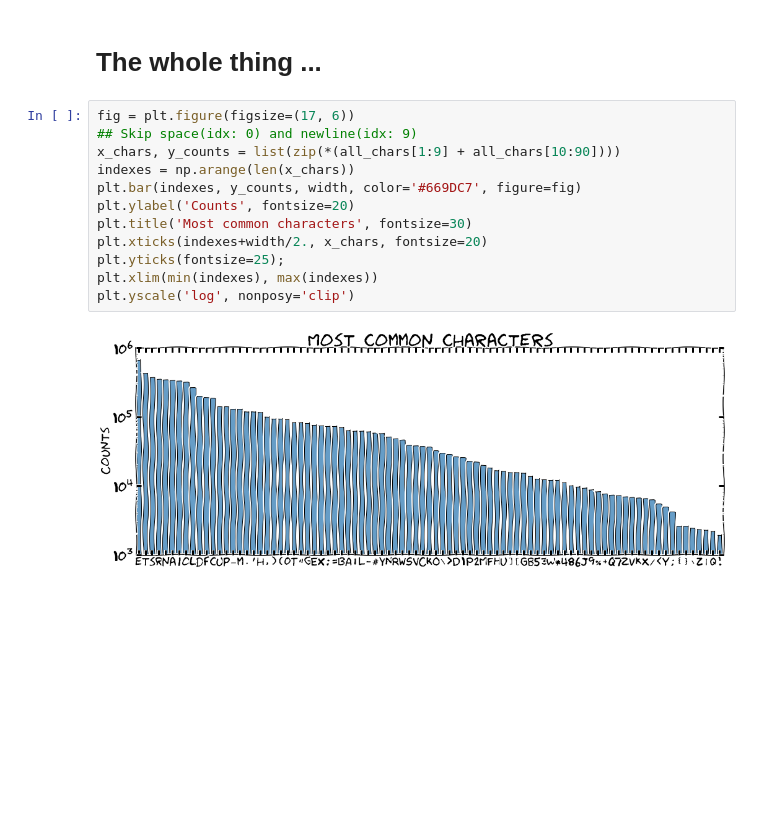
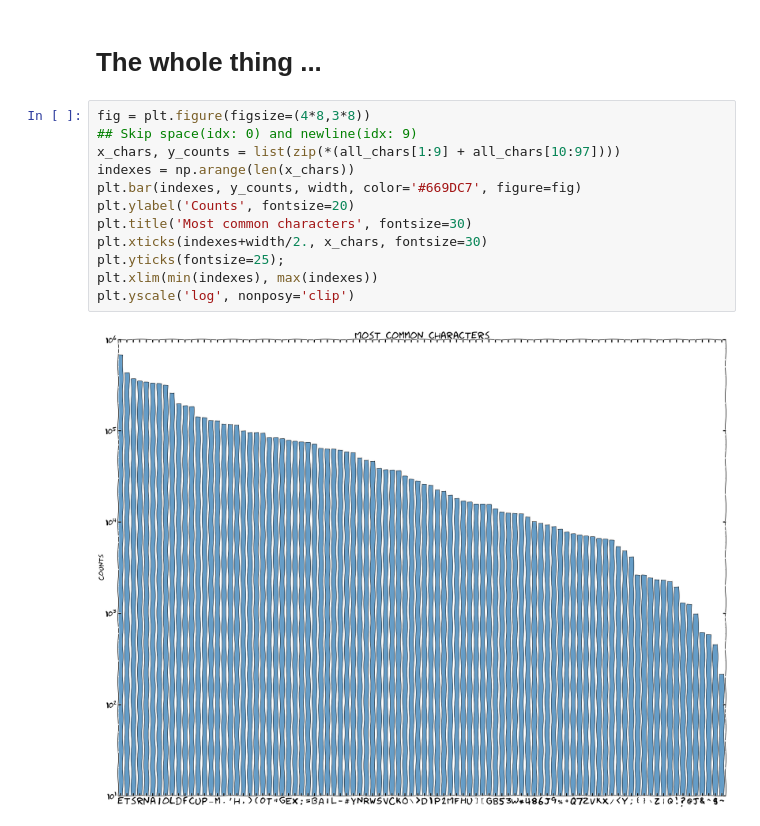
Before and after one commit to leesdolphin/language-punctuation, a Jupyter notebook: Python Punctuation.ipynb, the cells around one changed output. Cells and saved outputs as stored; diff of their text form; blank space fills up the shorter version.

Commit message:
Added larger graph to end of slides.
Conflicts:
	index.html

```diff
--- a/Python Punctuation.ipynb
+++ b/Python Punctuation.ipynb
@@ -149,16 +149,16 @@ for dir_path, dir_names, files in os.walk(PYTHON_ROOT):
 # %% [markdown]
 # The whole thing ...
 # %%
-fig = plt.figure(figsize=(17, 6))
+fig = plt.figure(figsize=(4*8,3*8))
 ## Skip space(idx: 0) and newline(idx: 9)
-x_chars, y_counts = list(zip(*(all_chars[1:9] + all_chars[10:90])))
+x_chars, y_counts = list(zip(*(all_chars[1:9] + all_chars[10:97])))
 indexes = np.arange(len(x_chars))
 plt.bar(indexes, y_counts, width, color='#669DC7', figure=fig)
 plt.ylabel('Counts', fontsize=20)
 plt.title('Most common characters', fontsize=30)
-plt.xticks(indexes+width/2., x_chars, fontsize=20)
+plt.xticks(indexes+width/2., x_chars, fontsize=30)
 plt.yticks(fontsize=25);
 plt.xlim(min(indexes), max(indexes))
 plt.yscale('log', nonposy='clip')
 # %% [output]
-[figure, old version]
+[figure, new version]
```
Also changed, not shown: parts of 1 cell of this notebook, 4 other files.
